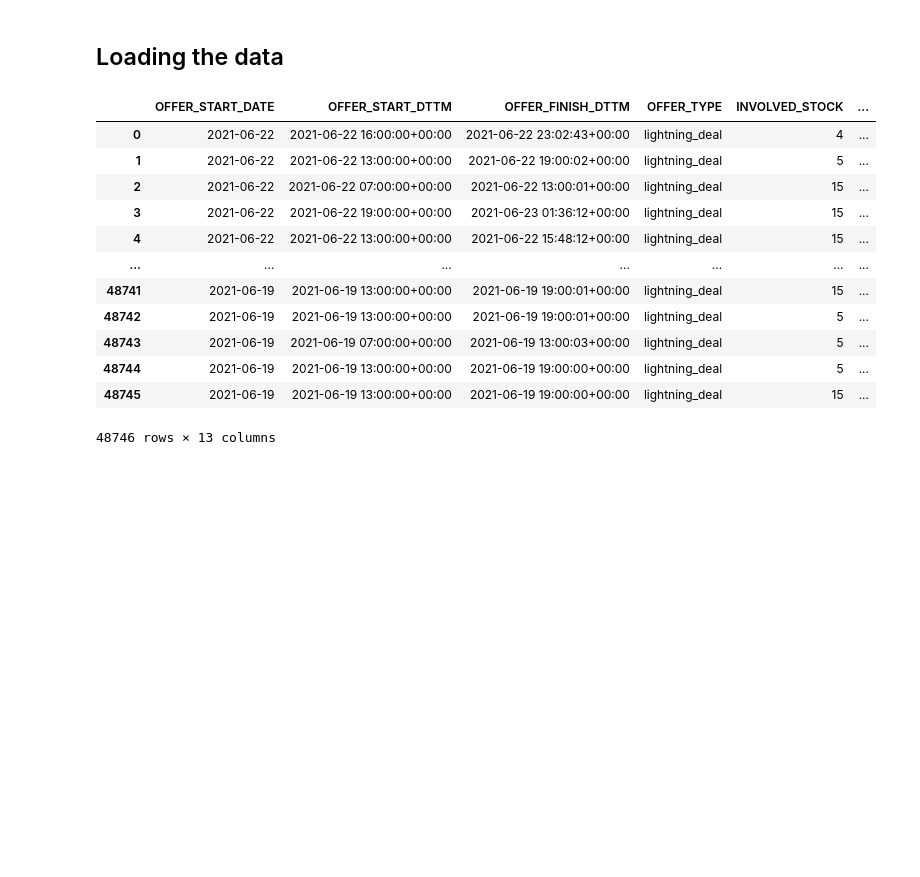
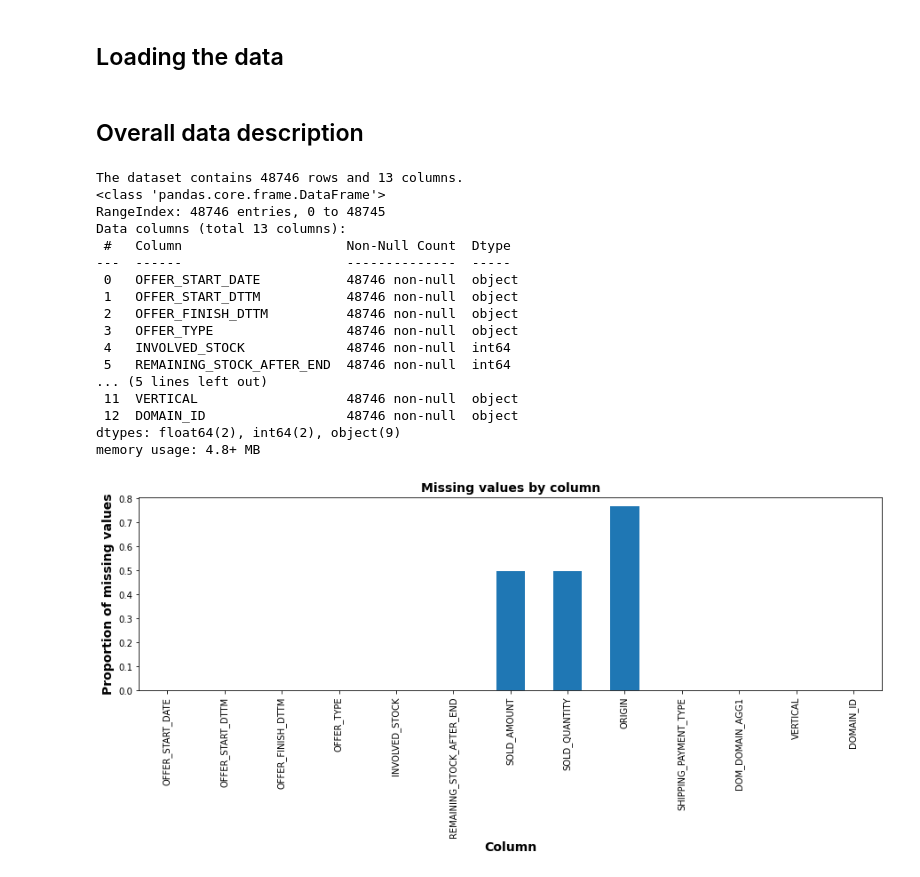
Before and after one commit to nacmarino/meli, a Jupyter notebook: src/DS Challenge #1 - EDA.ipynb, the cells around one changed output. Drawn from its saved outputs; the diff is of its cells as text; code cells hidden in the pictures; blank space fills up the shorter version.

```diff
--- a/src/DS Challenge #1 - EDA.ipynb
+++ b/src/DS Challenge #1 - EDA.ipynb
@@ -14,17 +20,35 @@ import pandas as pd
 df = pd.read_csv(filepath_or_buffer = '../data/ofertas_relampago.csv')
+# %% [markdown]
+## Overall data description
 # %%
-df
+## information about the dataframe
+print(f'The dataset contains {df.shape[0]} rows and {df.shape[1]} columns.')
+df.info()
 # %% [output]
-|  | OFFER_START_DATE | OFFER_START_DTTM | OFFER_FINISH_DTTM | OFFER_TYPE | INVOLVED_STOCK | ... |
-| 0 | 2021-06-22 | 2021-06-22 16:00:00+00:00 | 2021-06-22 23:02:43+00:00 | lightning_deal | 4 | ... |
-| 1 | 2021-06-22 | 2021-06-22 13:00:00+00:00 | 2021-06-22 19:00:02+00:00 | lightning_deal | 5 | ... |
-| 2 | 2021-06-22 | 2021-06-22 07:00:00+00:00 | 2021-06-22 13:00:01+00:00 | lightning_deal | 15 | ... |
-| 3 | 2021-06-22 | 2021-06-22 19:00:00+00:00 | 2021-06-23 01:36:12+00:00 | lightning_deal | 15 | ... |
-| 4 | 2021-06-22 | 2021-06-22 13:00:00+00:00 | 2021-06-22 15:48:12+00:00 | lightning_deal | 15 | ... |
-| ... | ... | ... | ... | ... | ... | ... |
-| 48741 | 2021-06-19 | 2021-06-19 13:00:00+00:00 | 2021-06-19 19:00:01+00:00 | lightning_deal | 15 | ... |
-| 48742 | 2021-06-19 | 2021-06-19 13:00:00+00:00 | 2021-06-19 19:00:01+00:00 | lightning_deal | 5 | ... |
-| 48743 | 2021-06-19 | 2021-06-19 07:00:00+00:00 | 2021-06-19 13:00:03+00:00 | lightning_deal | 5 | ... |
-| 48744 | 2021-06-19 | 2021-06-19 13:00:00+00:00 | 2021-06-19 19:00:00+00:00 | lightning_deal | 5 | ... |
-| 48745 | 2021-06-19 | 2021-06-19 13:00:00+00:00 | 2021-06-19 19:00:00+00:00 | lightning_deal | 15 | ... |
-48746 rows × 13 columns
+The dataset contains 48746 rows and 13 columns.
+<class 'pandas.core.frame.DataFrame'>
+RangeIndex: 48746 entries, 0 to 48745
+Data columns (total 13 columns):
+ #   Column                     Non-Null Count  Dtype
+---  ------                     --------------  -----
+ 0   OFFER_START_DATE           48746 non-null  object
+ 1   OFFER_START_DTTM           48746 non-null  object
+ 2   OFFER_FINISH_DTTM          48746 non-null  object
+ 3   OFFER_TYPE                 48746 non-null  object
+ 4   INVOLVED_STOCK             48746 non-null  int64
+ 5   REMAINING_STOCK_AFTER_END  48746 non-null  int64
+... (5 lines left out)
+ 11  VERTICAL                   48746 non-null  object
+ 12  DOMAIN_ID                  48746 non-null  object
+dtypes: float64(2), int64(2), object(9)
+memory usage: 4.8+ MB
+# %%
+## percentage of null values
+plt.figure(figsize = (15, 4))
+(df.isna().sum(axis = 0) / df.shape[0]).plot(kind = 'bar')
+plt.title(label = 'Missing values by column', fontdict = {'weight': 'bold', 'size': 14})
+plt.ylabel(ylabel = 'Proportion of missing values', fontdict = {'weight': 'bold', 'size': 14})
+plt.xlabel(xlabel = 'Column', fontdict = {'weight': 'bold', 'size': 14})
+plt.show()
+# %% [output]
+[figure, added]
```
Also changed, not shown: parts of 8 cells of this notebook.
